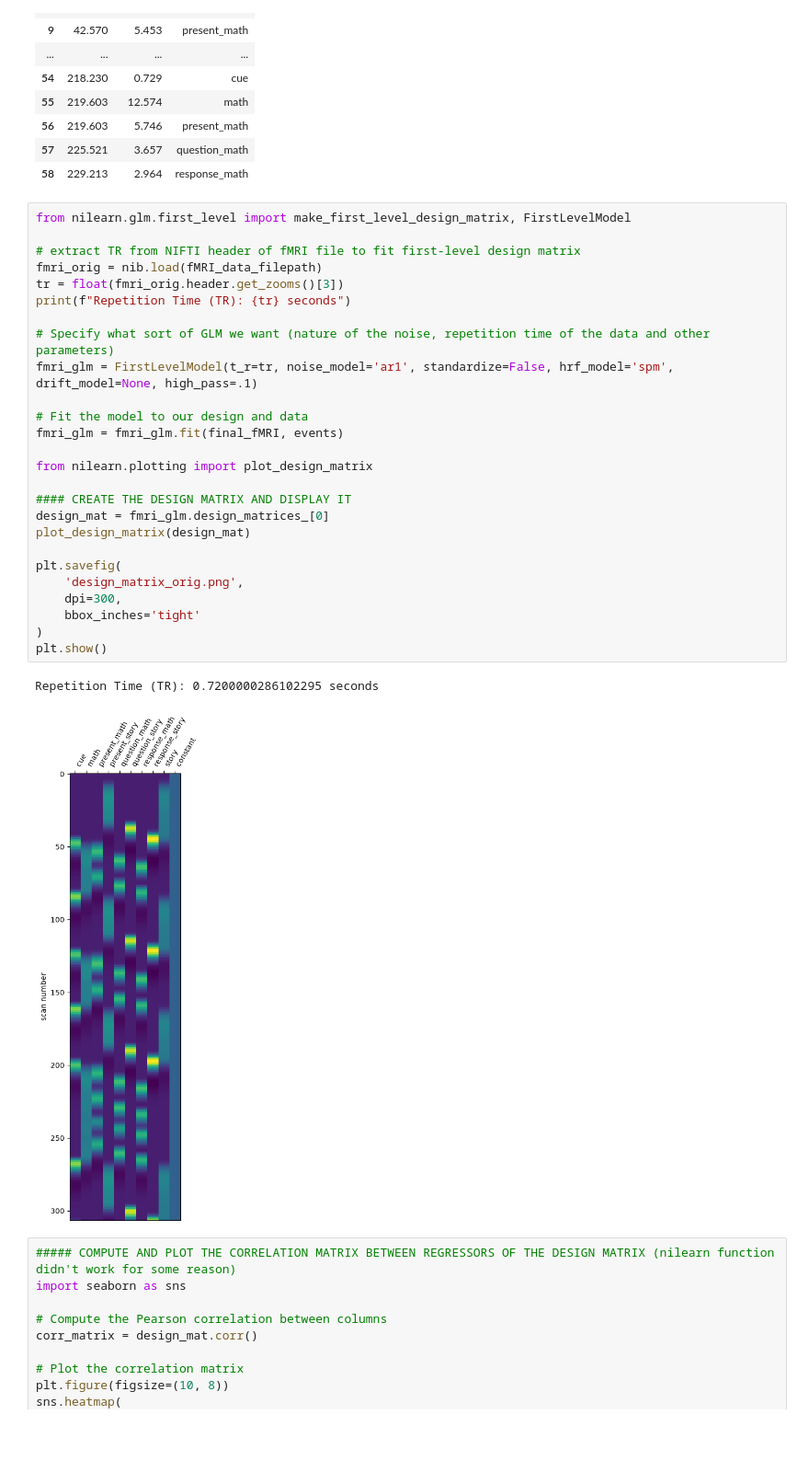
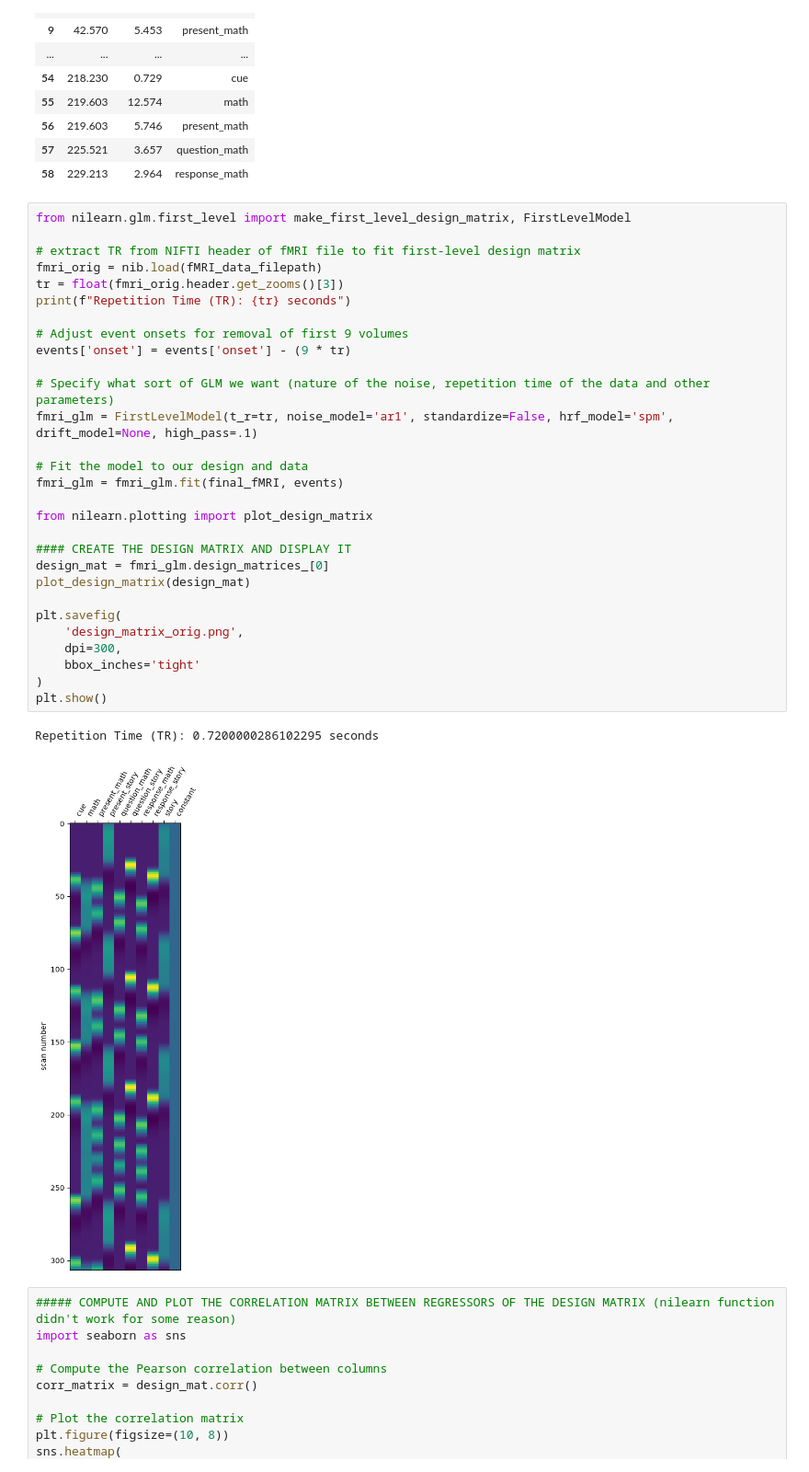
Before and after one commit to nazimov14/NSSP_MiniProjects, a Jupyter notebook: Part1-3_GLM.ipynb, the cells around one changed output. Shown at 92% size. Saved outputs shown, nothing was run; the diff lists cells and outputs as text; blank space fills up the shorter version.

```diff
--- a/Part1-3_GLM.ipynb
+++ b/Part1-3_GLM.ipynb
@@ -113,32 +113,35 @@ events
 # %%
 from nilearn.glm.first_level import make_first_level_design_matrix, FirstLevelModel
 
 # extract TR from NIFTI header of fMRI file to fit first-level design matrix
 fmri_orig = nib.load(fMRI_data_filepath)
 tr = float(fmri_orig.header.get_zooms()[3])
 print(f"Repetition Time (TR): {tr} seconds")
+
+# Adjust event onsets for removal of first 9 volumes
+events['onset'] = events['onset'] - (9 * tr)
 
 # Specify what sort of GLM we want (nature of the noise, repetition time of the data and other parameters)
 fmri_glm = FirstLevelModel(t_r=tr, noise_model='ar1', standardize=False, hrf_model='spm', drift_model=None, high_pass=.1)
 
 # Fit the model to our design and data
 fmri_glm = fmri_glm.fit(final_fMRI, events)
 
 from nilearn.plotting import plot_design_matrix
 
 #### CREATE THE DESIGN MATRIX AND DISPLAY IT
 design_mat = fmri_glm.design_matrices_[0]
 plot_design_matrix(design_mat)
 
 plt.savefig(
     'design_matrix_orig.png',
     dpi=300,
     bbox_inches='tight'
 )
 plt.show()
 # %% [output]
 Repetition Time (TR): 0.7200000286102295 seconds
-[figure, old version]
+[figure, new version]
 # %%
 ##### COMPUTE AND PLOT THE CORRELATION MATRIX BETWEEN REGRESSORS OF THE DESIGN MATRIX (nilearn function didn't work for some reason)
 import seaborn as sns
```
Also changed, not shown: parts of 5 cells of this notebook.
